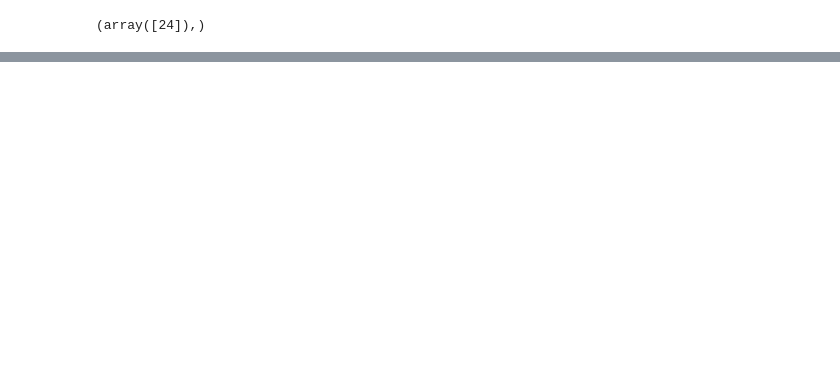
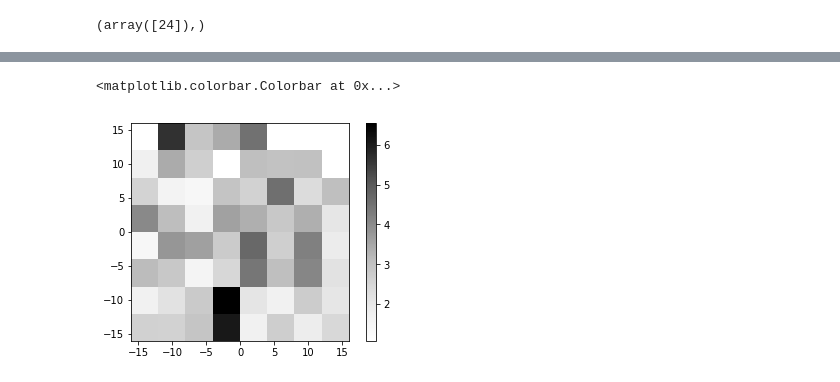
Before and after one commit to andersdot/modelMWkinematics, a Jupyter notebook: FindStreams.ipynb, the cells around one changed output, grey strips where cells are left out. Drawn from its saved outputs; the diff is of its cells as text; code cells hidden in the pictures; blank space fills up the shorter version.

```diff
--- a/FindStreams.ipynb
+++ b/FindStreams.ipynb
@@ -167,3 +121,43 @@ plt.savefig('rotatedFrame.pdf', rasterized=True)
+# %%
+#set up search parameters
+#propermotion not perpendicular to the great circle (pmphi2 ~ 0)
+#propermotion along great circle < 20 mas/yr
+pmphi1_center = 0.*u.mas/u.yr
+pmphi2_center = 0.*u.mas/u.yr
+pmphi1_width = 15.*u.mas/u.yr
+pmphi2_width = 5.*u.mas/u.yr
+
+pmphi1_edges = np.arange(-16, 16.001, 4)*u.mas/u.yr
+pmphi2_edges = pmphi1_edges
+
+#search various segmets of phi1
+#constrain phi2 to be < 0.25 degrees from great circle
+deltaphi1_search = 5.*u.deg #shift of phi1 when searching
+deltaphi2_bin = 0.1*u.deg        #width of bins when fitting for signal and background
+
+phi1_width = deltaphi1_search*2. #width of phi1 for search
+phi2_width = 0.25*u.deg          #width of phi2, close to equator
+phi1_left_edges = np.arange(0., 360., deltaphi1_search.value)*u.deg
+phi1_right_edges = phi1_left_edges + phi1_width
+phi1_centers = (phi1_right_edges + phi1_left_edges)/2.
+for x in [phi1_centers, phi1_right_edges]:
+    x[x > 360.*u.deg] =  x[x > 360.*u.deg] - 360.*u.deg
+phi2_center = 0.*u.deg           #equator
+
+background_center = 0.*u.deg     #center of background filter
+background_widthmax = 2.*u.deg   #maximum extent to calculate background
+background_widthmin = phi2_width #minimum extent for background, exclude signal
+
+signalbins = np.arange(-phi2_width.value, phi2_width.value+0.0001, deltaphi2_bin.value)*u.deg
+signalcenters = (signalbins[1:]+signalbins[:-1])/2.
+
+backgroundbins_low  = np.arange(-background_widthmax.value, -background_widthmin.value+0.0001, deltaphi2_bin.value)*u.deg
+backgroundbins_high = np.arange(background_widthmin.value,   background_widthmax.value+0.0001, deltaphi2_bin.value)*u.deg
+backgroundcenters_low = (backgroundbins_low[1:]+backgroundbins_low[:-1])/2.
+backgroundcenters_high = (backgroundbins_high[1:]+backgroundbins_high[:-1])/2.
+
+allbins = np.arange(-background_widthmax.value, background_widthmax.value+0.0001, deltaphi2_bin.value)*u.deg
+allcenters = (allbins[1:] + allbins[:-1])/2.
 # %%
 plt.hist2d(pmphi1[pmindices], pmphi2[pmindices], bins=100)
 plt.xlabel('pm phi1')
@@ -194,3 +347,9 @@ np.where(np.array(phi1_left_edges) == 120)
+# %%
+plt.imshow(excess, extent=[-16, 16, -16, 16], origin='lower', cmap='Greys')
+plt.colorbar()
+# %% [output]
+<matplotlib.colorbar.Colorbar at 0x...>
+[figure, added]
 # %%
 figAll, axesAll = plt.subplots()
 fig, axes = plt.subplots(2, 3, figsize=(10,10))
```
Also changed, not shown: parts of 9 cells of this notebook.
